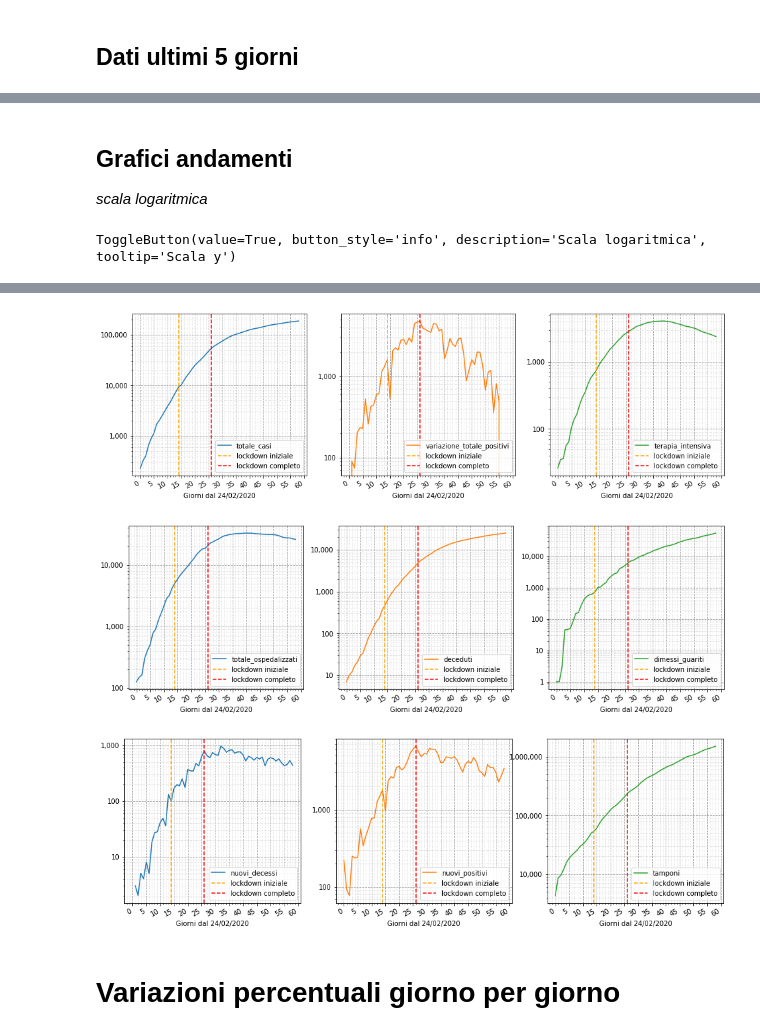
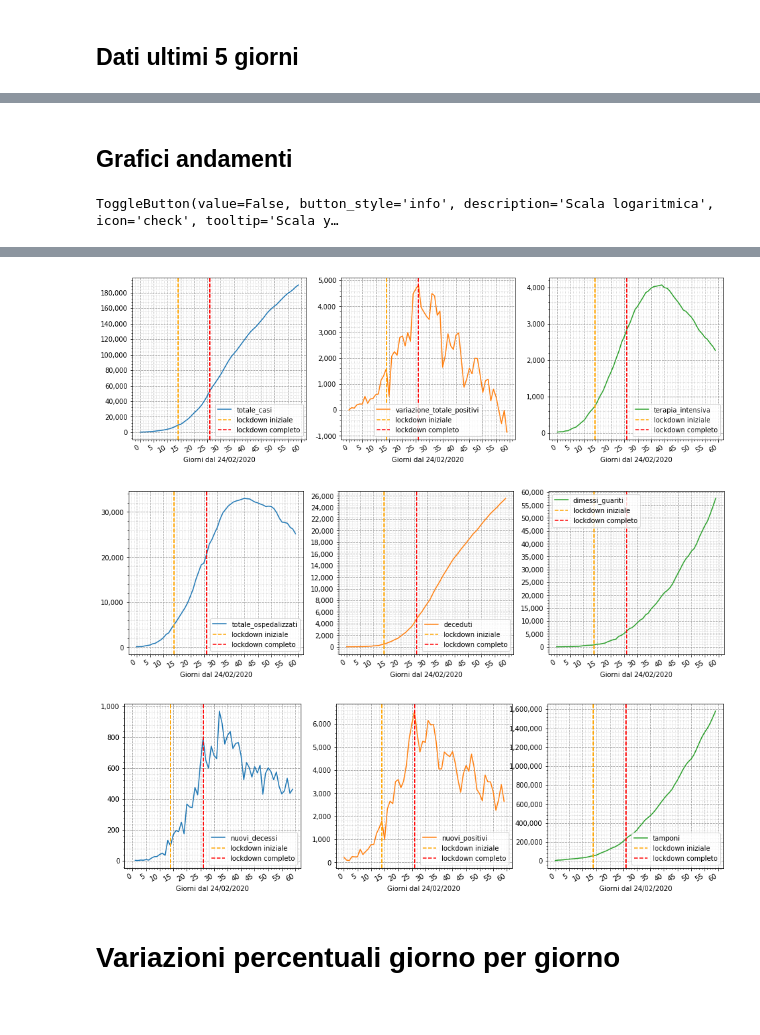
Before and after one commit to iosand71/covid19, a Jupyter notebook: covid19-italia.ipynb, the cells around one changed output, grey strips where cells are left out. Drawn from its saved outputs; the diff is of its cells as text; code cells hidden in the pictures.

```diff
--- a/covid19-italia.ipynb
+++ b/covid19-italia.ipynb
@@ -189,6 +189,5 @@ display(styler)
 # %% [markdown]
 ## Grafici andamenti
-*scala logaritmica*
 # %%
 plt.rcParams['figure.figsize'] = [16, 5]
 
@@ -210,7 +209,7 @@ def plot_func(columns):
             sharex=True,
             layout=(1,3),
             grid=True,
-            legend=False,
+            legend=True,
             logy=log_scale)
 
 def draw_plots():
@@ -224,14 +223,20 @@ def draw_plots():
     plt_intensivi = fmt_plot(plots[0][2], 1000)
     plt_casi.axvline(x=14, color="orange", label="lockdown iniziale", linestyle="--")
     plt_casi.axvline(x=26, color="red", label="lockdown completo", linestyle="--")
-    plt_casi.legend()
+    handles, labels = plt_casi.get_legend_handles_labels()
+    by_label = dict(zip(labels, handles))
+    plt_casi.legend(by_label.values(), by_label.keys())
+
     plt_positivi.axvline(x=14, color="orange", label="lockdown iniziale", linestyle="--")
     plt_positivi.axvline(x=26, color="red", label="lockdown completo", linestyle="--")
-    plt_positivi.legend()
+    handles, labels = plt_positivi.get_legend_handles_labels()
+    by_label = dict(zip(labels, handles))
+    plt_positivi.legend(by_label.values(), by_label.keys())
     plt_intensivi.axvline(x=14, color="orange", label="lockdown iniziale", linestyle="--")
     plt_intensivi.axvline(x=26, color="red", label="lockdown completo", linestyle="--")
-    plt_intensivi.legend()
-
+    handles, labels = plt_intensivi.get_legend_handles_labels()
+    by_label = dict(zip(labels, handles))
+    plt_intensivi.legend(by_label.values(), by_label.keys())
 
     plots = plot_func(['totale_ospedalizzati','deceduti','dimessi_guariti'])
     plt_ricoverati = fmt_plot(plots[0][0], 10000)
@@ -239,13 +244,21 @@ def draw_plots():
     plt_dimessi = fmt_plot(plots[0][2], 5000)
     plt_ricoverati.axvline(x=14, color="orange", label="lockdown iniziale", linestyle="--")
     plt_ricoverati.axvline(x=26, color="red", label="lockdown completo", linestyle="--")
-    plt_ricoverati.legend()
+    handles, labels = plt_ricoverati.get_legend_handles_labels()
+    by_label = dict(zip(labels, handles))
+    plt_ricoverati.legend(by_label.values(), by_label.keys())
+
     plt_deceduti.axvline(x=14, color="orange", label="lockdown iniziale", linestyle="--")
     plt_deceduti.axvline(x=26, color="red", label="lockdown completo", linestyle="--")
-    plt_deceduti.legend()
+    handles, labels = plt_deceduti.get_legend_handles_labels()
+    by_label = dict(zip(labels, handles))
+    plt_deceduti.legend(by_label.values(), by_label.keys())
+
     plt_dimessi.axvline(x=14, color="orange", label="lockdown iniziale", linestyle="--")
     plt_dimessi.axvline(x=26, color="red", label="lockdown completo", linestyle="--")
-    plt_dimessi.legend()
+    handles, labels = plt_dimessi.get_legend_handles_labels()
+    by_label = dict(zip(labels, handles))
+    plt_dimessi.legend(by_label.values(), by_label.keys())
 
     plots = plot_func(['nuovi_decessi','nuovi_positivi','tamponi'])
     plt_nuovi_decessi = fmt_plot(plots[0][0], 200)
@@ -253,16 +266,21 @@ def draw_plots():
     plt_tamponi = fmt_plot(plots[0][2], 200000)
     plt_nuovi_decessi.axvline(x=14, color="orange", label="lockdown iniziale", linestyle="--")
     plt_nuovi_decessi.axvline(x=26, color="red", label="lockdown completo", linestyle="--")
-    plt_nuovi_decessi.legend()
+    handles, labels = plt_nuovi_decessi.get_legend_handles_labels()
+    by_label = dict(zip(labels, handles))
+    plt_nuovi_decessi.legend(by_label.values(), by_label.keys())
+
     plt_nuovi.axvline(x=14, color="orange", label="lockdown iniziale", linestyle="--")
     plt_nuovi.axvline(x=26, color="red", label="lockdown completo", linestyle="--")
-    plt_nuovi.legend()
+    handles, labels = plt_nuovi.get_legend_handles_labels()
+    by_label = dict(zip(labels, handles))
+    plt_nuovi.legend(by_label.values(), by_label.keys())
+
     plt_tamponi.axvline(x=14, color="orange", label="lockdown iniziale", linestyle="--")
     plt_tamponi.axvline(x=26, color="red", label="lockdown completo", linestyle="--")
-    plt_tamponi.legend()
-
-
-
+    handles, labels = plt_tamponi.get_legend_handles_labels()
+    by_label = dict(zip(labels, handles))
+    plt_tamponi.legend(by_label.values(), by_label.keys())
 
 def toggle_handler(obj):
     global log_scale
@@ -277,4 +295,4 @@ output = widgets.Output()
 draw_plots()
 display(output)
 # %% [output]
-ToggleButton(value=True, button_style='info', description='Scala logaritmica', tooltip='Scala y')
+ToggleButton(value=False, button_style='info', description='Scala logaritmica', icon='check', tooltip='Scala y…
@@ -281,6 +300,6 @@ ToggleButton(value=True, button_style='info', description='Scala logaritmica', t
-[figure, old version]
+[figure, new version]
-[figure, old version]
+[figure, new version]
-[figure, old version]
+[figure, new version]
 # %% [markdown]
 # Variazioni percentuali giorno per giorno
 # %%
```
Also changed, not shown: parts of 5 cells of this notebook, 1 other file.
